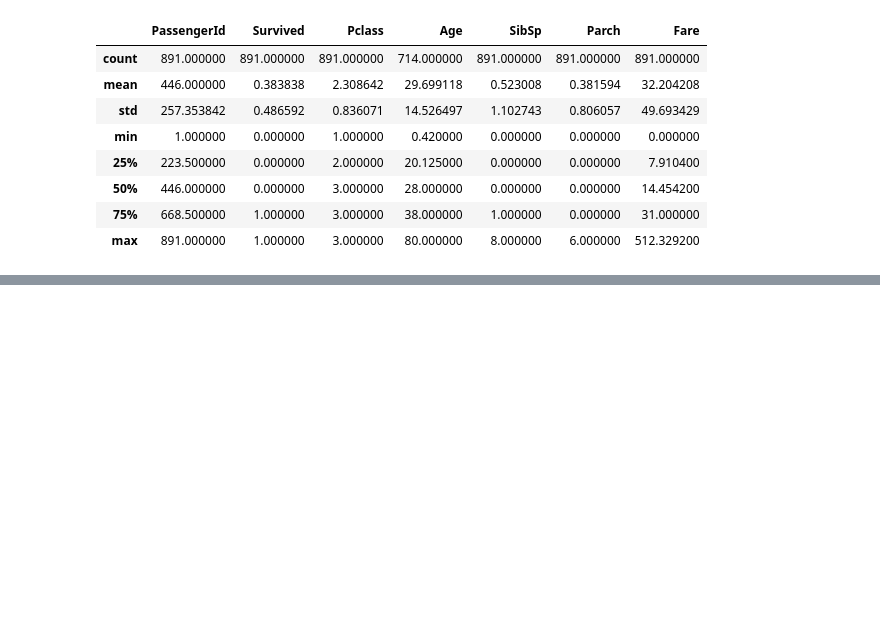
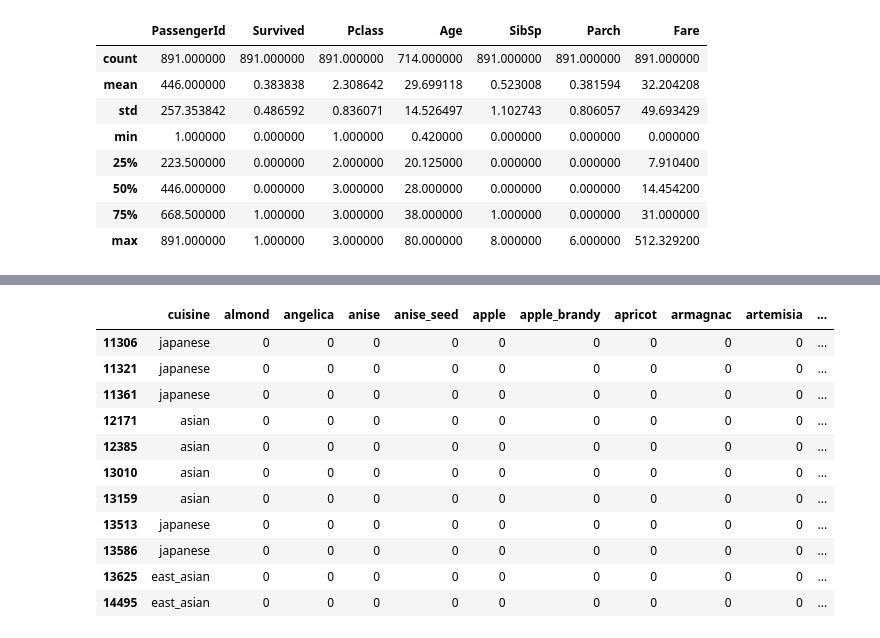
Before and after one commit to mohankumar21022k/WatsonTrail-, a Jupyter notebook: TrailNotebook.ipynb, the cells around one changed output, grey strips where cells are left out. Saved outputs shown, nothing was run; the diff lists cells and outputs as text; code cells hidden in the pictures; blank space fills up the shorter version.

```diff
--- a/TrailNotebook.ipynb
+++ b/TrailNotebook.ipynb
@@ -23,0 +156,16 @@ df_data_1.describe()
+# %%
+# get list of cuisines to keep
+recipes_counts = recipes["cuisine"].value_counts()
+cuisines_indices = recipes_counts > 50
+
+cuisines_to_keep = list(np.array(recipes_counts.index.values)[np.array(cuisines_indices)])
+# %%
+rows_before = recipes.shape[0] # number of rows of original dataframe
+print("Number of rows of original dataframe is {}.".format(rows_before))
+
+recipes = recipes.loc[recipes['cuisine'].isin(cuisines_to_keep)]
+
+rows_after = recipes.shape[0] # number of rows of processed dataframe
+print("Number of rows of processed dataframe is {}.".format(rows_after))
+
+print("{} rows removed!".format(rows_before - rows_after))
@@ -23,0 +176,3 @@ df_data_1.describe()
+# %%
+recipes = recipes.replace(to_replace="Yes", value=1)
+recipes = recipes.replace(to_replace="No", value=0)
@@ -23,0 +188,22 @@ df_data_1.describe()
+# %%
+check_recipes = recipes.loc[
+    (recipes["rice"] == 1) &
+    (recipes["soy_sauce"] == 1) &
+    (recipes["wasabi"] == 1) &
+    (recipes["seaweed"] == 1)
+]
+
+check_recipes
+# %% [output]
+|  | cuisine | almond | angelica | anise | anise_seed | apple | apple_brandy | apricot | armagnac | artemisia | ... |
+| 11306 | japanese | 0 | 0 | 0 | 0 | 0 | 0 | 0 | 0 | 0 | ... |
+| 11321 | japanese | 0 | 0 | 0 | 0 | 0 | 0 | 0 | 0 | 0 | ... |
+| 11361 | japanese | 0 | 0 | 0 | 0 | 0 | 0 | 0 | 0 | 0 | ... |
+| 12171 | asian | 0 | 0 | 0 | 0 | 0 | 0 | 0 | 0 | 0 | ... |
+| 12385 | asian | 0 | 0 | 0 | 0 | 0 | 0 | 0 | 0 | 0 | ... |
+| 13010 | asian | 0 | 0 | 0 | 0 | 0 | 0 | 0 | 0 | 0 | ... |
+| 13159 | asian | 0 | 0 | 0 | 0 | 0 | 0 | 0 | 0 | 0 | ... |
+| 13513 | japanese | 0 | 0 | 0 | 0 | 0 | 0 | 0 | 0 | 0 | ... |
+| 13586 | japanese | 0 | 0 | 0 | 0 | 0 | 0 | 0 | 0 | 0 | ... |
+| 13625 | east_asian | 0 | 0 | 0 | 0 | 0 | 0 | 0 | 0 | 0 | ... |
+| 14495 | east_asian | 0 | 0 | 0 | 0 | 0 | 0 | 0 | 0 | 0 | ... |
```
Also changed, not shown: parts of 16 cells of this notebook.
